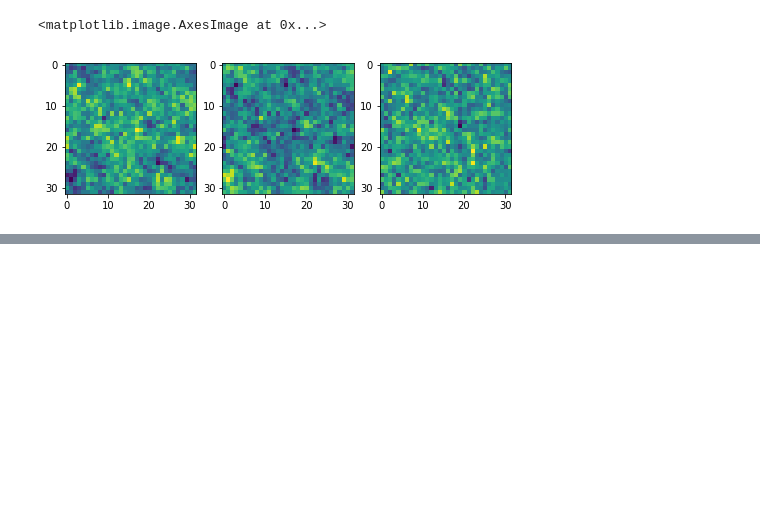
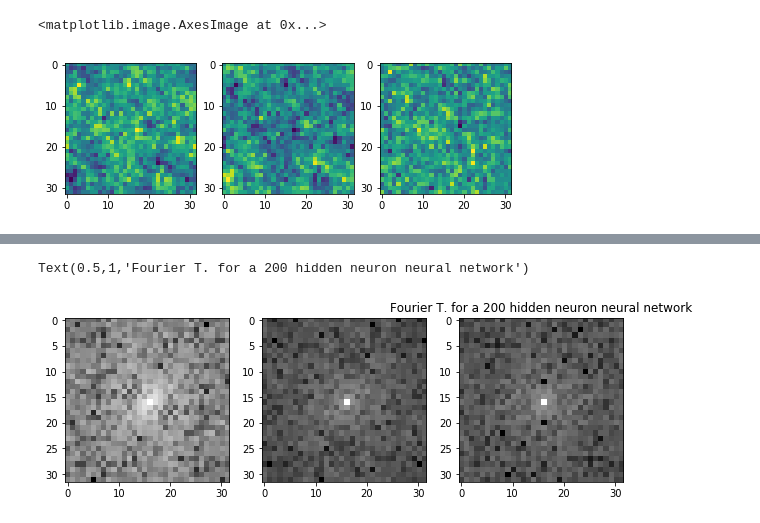
Before and after one commit to Ssalazar12/Machine-Learning, a Jupyter notebook: Ising-Model/Weight_interpreter.ipynb, the cells around one changed output, grey strips where cells are left out. Saved outputs shown, nothing was run; the diff lists cells and outputs as text; code cells hidden in the pictures; blank space fills up the shorter version.

```diff
--- a/Ising-Model/Weight_interpreter.ipynb
+++ b/Ising-Model/Weight_interpreter.ipynb
@@ -145,0 +188,6 @@ ax[2].imshow(w3_L2[:,2].reshape(-1,n_s))
+# %%
+f_val= fourier_t(w200_L2,0,3,10)
+plt.title('Fourier T. for a 200 hidden neuron neural network')
+# %% [output]
+Text(0.5,1,'Fourier T. for a 200 hidden neuron neural network')
+[figure, added]
```
Also changed, not shown: parts of 7 cells of this notebook, 4 other files.
